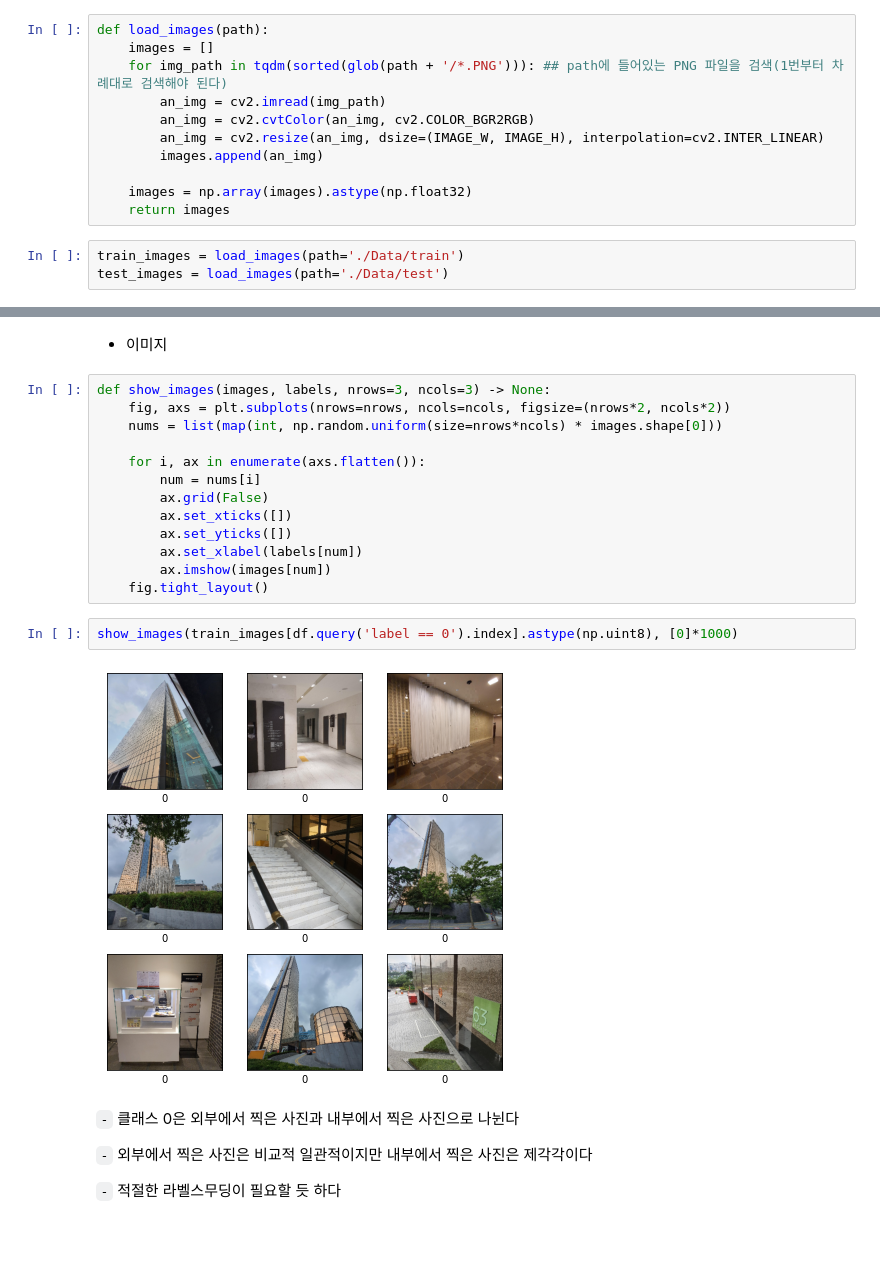
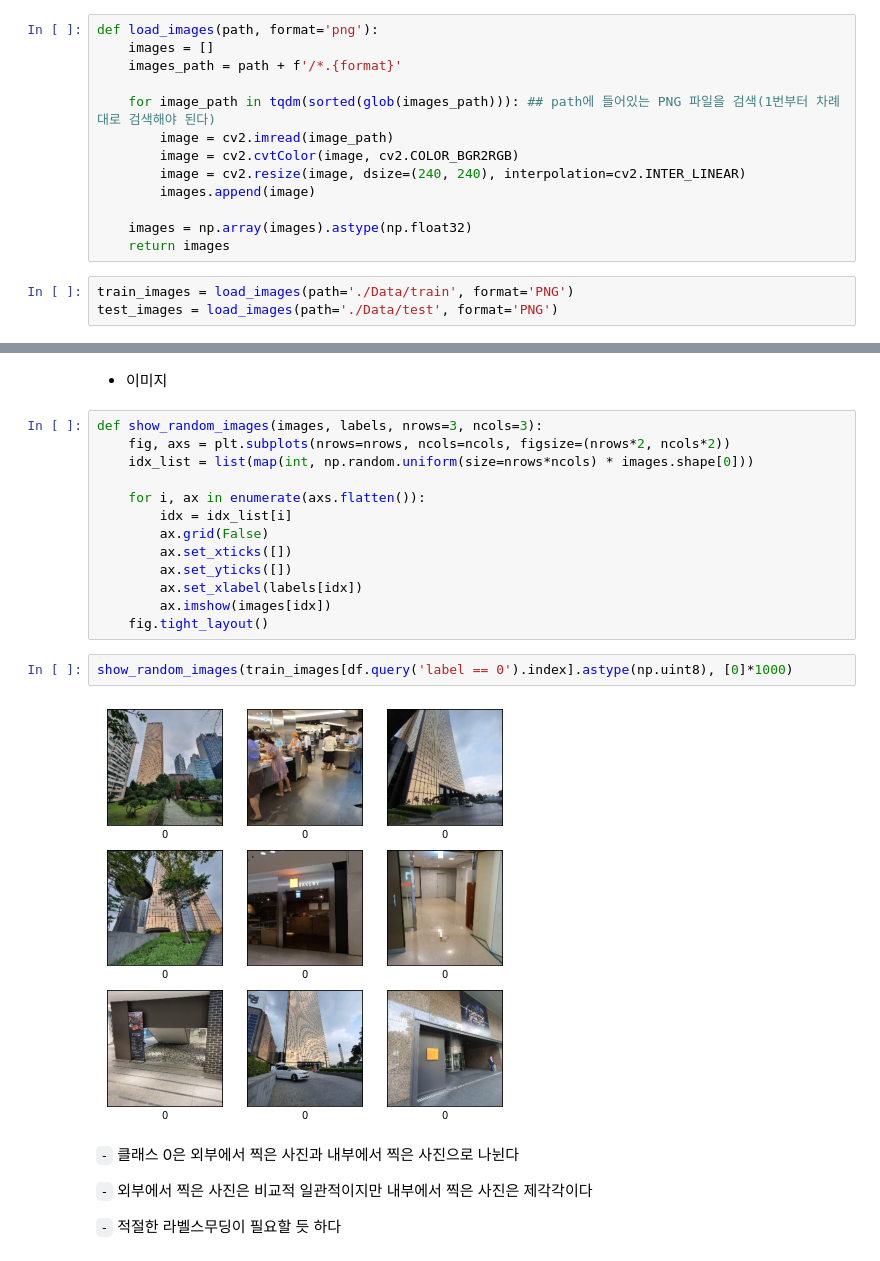
Before and after one commit to Jaesu26/Dacon-Basic, a Jupyter notebook: 서울랜드마크-이미지-분류/서울랜드마크-이미지-분류-모델링/서울랜드마크-이미지-분류-딥러닝.ipynb, the cells around one changed output, grey strips where cells are left out. Drawn from its saved outputs; the diff is of its cells as text.

```diff
--- a/서울랜드마크-이미지-분류/서울랜드마크-이미지-분류-모델링/서울랜드마크-이미지-분류-딥러닝.ipynb
+++ b/서울랜드마크-이미지-분류/서울랜드마크-이미지-분류-모델링/서울랜드마크-이미지-분류-딥러닝.ipynb
@@ -70,19 +68,21 @@ create_folder(SAVE_PATH)
 # %% [markdown]
 - 이미지 불러오기
 # %%
-def load_images(path):
+def load_images(path, format='png'):
     images = []
-    for img_path in tqdm(sorted(glob(path + '/*.PNG'))): ## path에 들어있는 PNG 파일을 검색(1번부터 차례대로 검색해야 된다)
-        an_img = cv2.imread(img_path)
-        an_img = cv2.cvtColor(an_img, cv2.COLOR_BGR2RGB)
-        an_img = cv2.resize(an_img, dsize=(IMAGE_W, IMAGE_H), interpolation=cv2.INTER_LINEAR)
-        images.append(an_img)
+    images_path = path + f'/*.{format}'
+
+    for image_path in tqdm(sorted(glob(images_path))): ## path에 들어있는 PNG 파일을 검색(1번부터 차례대로 검색해야 된다)
+        image = cv2.imread(image_path)
+        image = cv2.cvtColor(image, cv2.COLOR_BGR2RGB)
+        image = cv2.resize(image, dsize=(240, 240), interpolation=cv2.INTER_LINEAR)
+        images.append(image)
 
     images = np.array(images).astype(np.float32)
     return images
 # %%
-train_images = load_images(path='./Data/train')
-test_images = load_images(path='./Data/test')
+train_images = load_images(path='./Data/train', format='PNG')
+test_images = load_images(path='./Data/test', format='PNG')
 # %%
 train_images.shape, test_images.shape
 # %% [output]
@@ -92,22 +92,22 @@ train_images.shape, test_images.shape
 # %% [markdown]
 - 이미지
 # %%
-def show_images(images, labels, nrows=3, ncols=3) -> None:
+def show_random_images(images, labels, nrows=3, ncols=3):
     fig, axs = plt.subplots(nrows=nrows, ncols=ncols, figsize=(nrows*2, ncols*2))
-    nums = list(map(int, np.random.uniform(size=nrows*ncols) * images.shape[0]))
+    idx_list = list(map(int, np.random.uniform(size=nrows*ncols) * images.shape[0]))
 
     for i, ax in enumerate(axs.flatten()):
-        num = nums[i]
+        idx = idx_list[i]
         ax.grid(False)
         ax.set_xticks([])
         ax.set_yticks([])
-        ax.set_xlabel(labels[num])
-        ax.imshow(images[num])
+        ax.set_xlabel(labels[idx])
+        ax.imshow(images[idx])
     fig.tight_layout()
 # %%
-show_images(train_images[df.query('label == 0').index].astype(np.uint8), [0]*1000)
+show_random_images(train_images[df.query('label == 0').index].astype(np.uint8), [0]*1000)
 # %% [output]
-[figure, old version]
+[figure, new version]
 # %% [markdown]
 `-` 클래스 0은 외부에서 찍은 사진과 내부에서 찍은 사진으로 나뉜다
 
```
Also changed, not shown: parts of 28 cells of this notebook.
